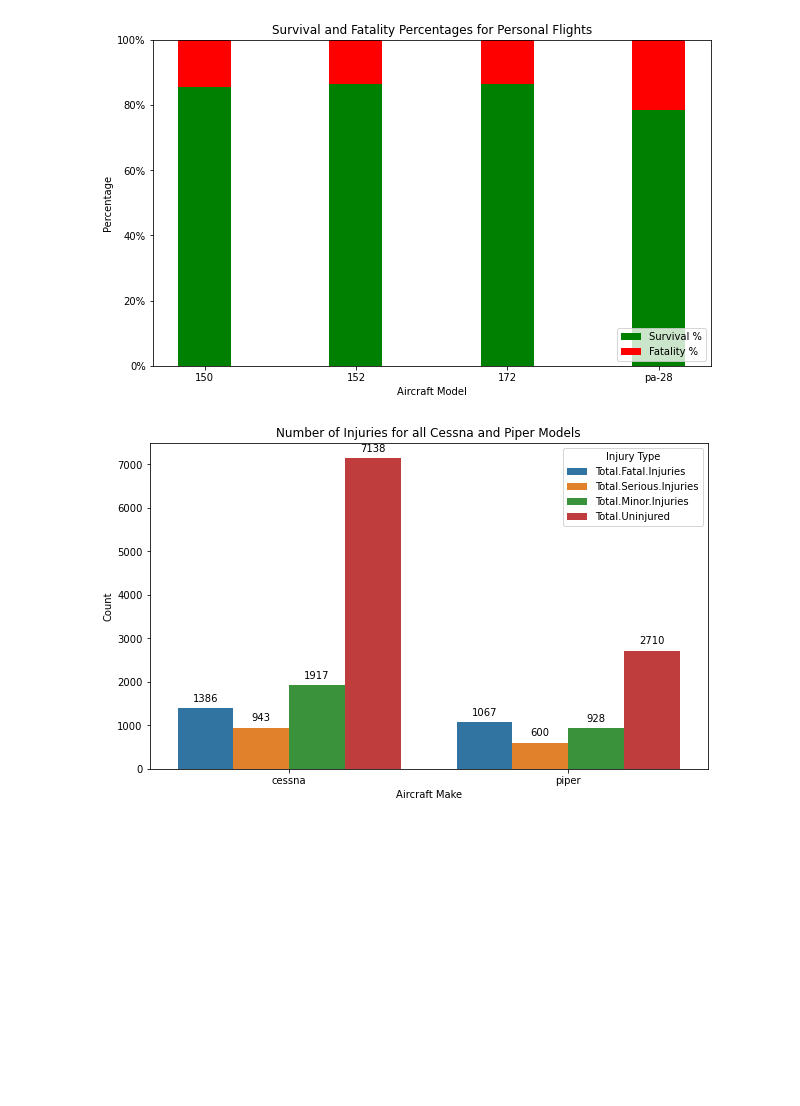
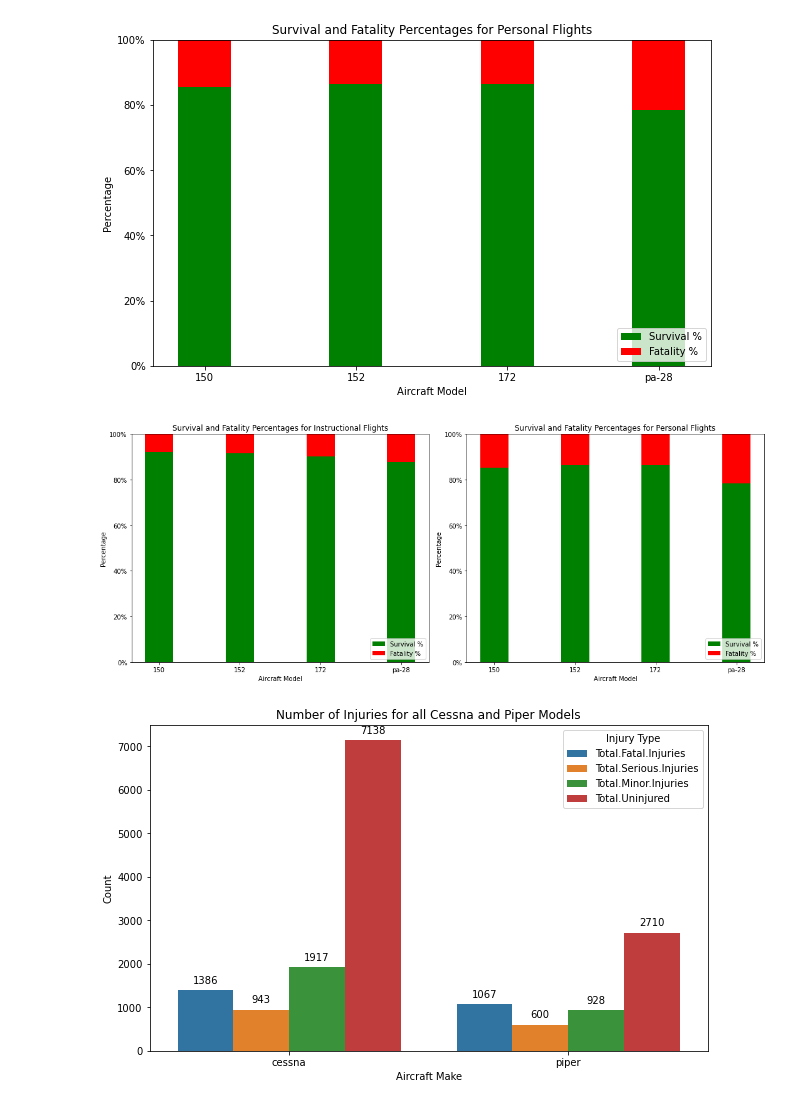
Before and after one commit to DJhesi/airplane-analysis, a Jupyter notebook: EDA_Final.ipynb, the cells around one changed output. Drawn from its saved outputs; the diff is of its cells as text; code cells hidden in the pictures; blank space fills up the shorter version.

```diff
--- a/EDA_Final.ipynb
+++ b/EDA_Final.ipynb
@@ -211,7 +211,7 @@ df = df.drop(columns=drop_columns)
 # %%
 # Extracting year, month, and day
 df['year'] = df['Event.Date'].dt.year
-df['month'] = df['Event.Date'].dt.month
+df['month'] = df['Event.Date'].dt.month_name()
 df['day'] = df['Event.Date'].dt.day
 # %%
 # Making the make and model column value names easier to use
@@ -902,6 +902,79 @@ plt.legend(loc='lower right')
 plt.show()
 # %% [output]
 [figure]
+# %%
+# Assuming your DataFrame is named planes_of_interest
+# Replace 'model_new' with the actual column name for aircraft models
+# Replace 'Survivors' and 'Total.Fatal.Injuries' with the actual column names for survivors and fatalities
+models_of_interest = ['150', '152', '172', 'pa-28']
+
+# Filter data for instructional and personal flights
+instructional_data = planes_of_interest[planes_of_interest['Purpose.of.flight'] == 'Instructional']
+personal_data = planes_of_interest[planes_of_interest['Purpose.of.flight'] == 'Personal']
+
+# Set the size of the figure
+fig, axes = plt.subplots(nrows=1, ncols=2, figsize=(15, 6))
+
+# Create a stacked bar chart for instructional flights
+survival_percentages = []
+fatality_percentages = []
+
+for model in models_of_interest:
+    filtered_data = instructional_data[instructional_data['model_new'] == model]
+    total_survivors = filtered_data['Survivors'].sum()
+    total_fatalities = filtered_data['Total.Fatal.Injuries'].sum()
+    total_people = total_survivors + total_fatalities
+    overall_survival_percentage = (total_survivors / total_people) * 100
+    overall_fatality_percentage = 100 - overall_survival_percentage
+    survival_percentages.append(overall_survival_percentage)
+    fatality_percentages.append(overall_fatality_percentage)
+
+bar_width = 0.35
+index = range(len(models_of_interest))
+
+axes[0].bar(index, survival_percentages, label='Survival %', color='green', width=bar_width)
+axes[0].bar(index, fatality_percentages, bottom=survival_percentages, label='Fatality %', color='red', width=bar_width)
+axes[0].set_xlabel('Aircraft Model')
+axes[0].set_ylabel('Percentage')
+axes[0].set_title('Survival and Fatality Percentages for Instructional Flights')
+axes[0].set_xticks(index)
+axes[0].set_xticklabels(models_of_interest)
+axes[0].yaxis.set_major_formatter(PercentFormatter(100))
+axes[0].set_ylim(0, 100)
+axes[0].legend(loc='lower right')
+
+# Create a stacked bar chart for personal flights
+survival_percentages = []
+fatality_percentages = []
+
+for model in models_of_interest:
+    filtered_data = personal_data[personal_data['model_new'] == model]
+    total_survivors = filtered_data['Survivors'].sum()
+    total_fatalities = filtered_data['Total.Fatal.Injuries'].sum()
+    total_people = total_survivors + total_fatalities
+    overall_survival_percentage = (total_survivors / total_people) * 100
+    overall_fatality_percentage = 100 - overall_survival_percentage
+    survival_percentages.append(overall_survival_percentage)
+    fatality_percentages.append(overall_fatality_percentage)
+
+axes[1].bar(index, survival_percentages, label='Survival %', color='green', width=bar_width)
+axes[1].bar(index, fatality_percentages, bottom=survival_percentages, label='Fatality %', color='red', width=bar_width)
+axes[1].set_xlabel('Aircraft Model')
+axes[1].set_ylabel('Percentage')
+axes[1].set_title('Survival and Fatality Percentages for Personal Flights')
+axes[1].set_xticks(index)
+axes[1].set_xticklabels(models_of_interest)
+axes[1].yaxis.set_major_formatter(PercentFormatter(100))
+axes[1].set_ylim(0, 100)
+axes[1].legend(loc='lower right')
+
+# Adjust layout to prevent clipping of titles
+plt.tight_layout()
+
+# Display the plot
+plt.show()
+# %% [output]
+[figure, added]
 # %%
 
 make_column = 'Make'
```
Also changed, not shown: parts of 13 cells of this notebook, 1 other file.
